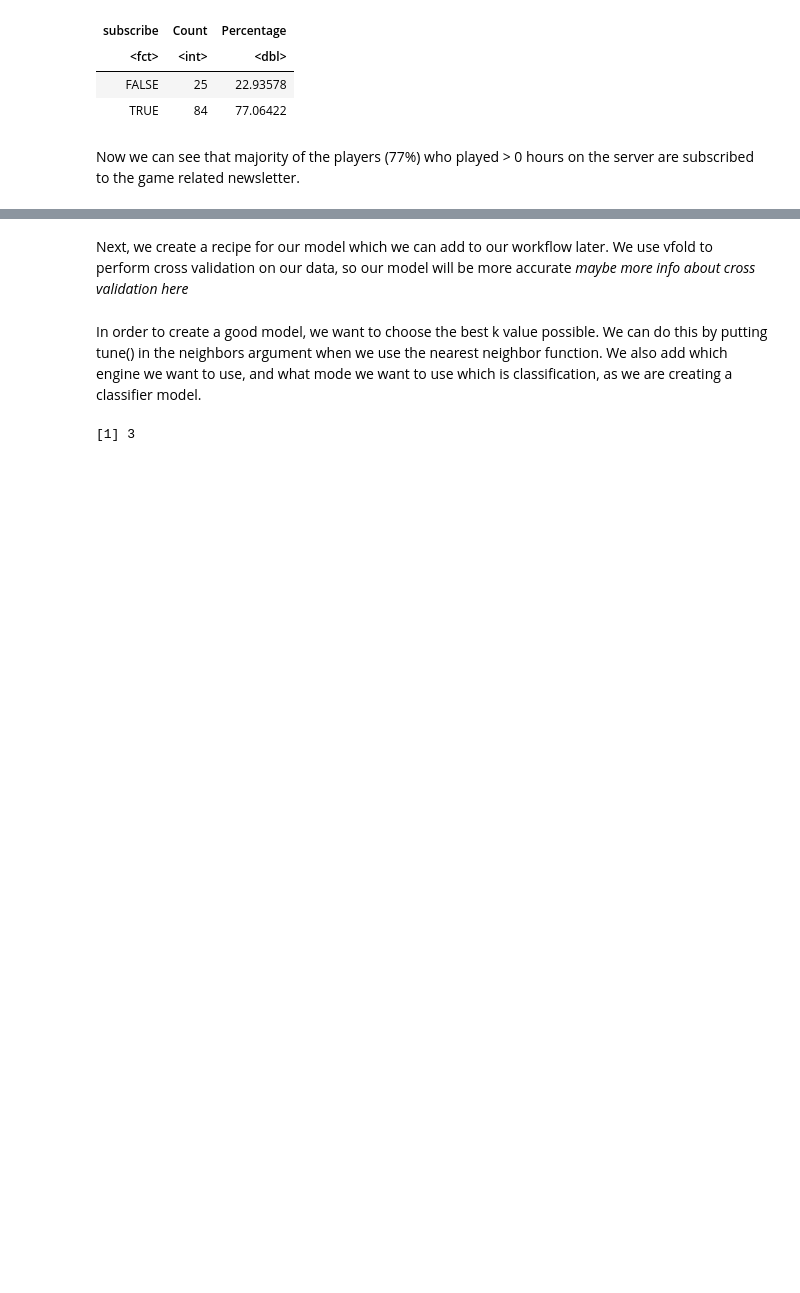
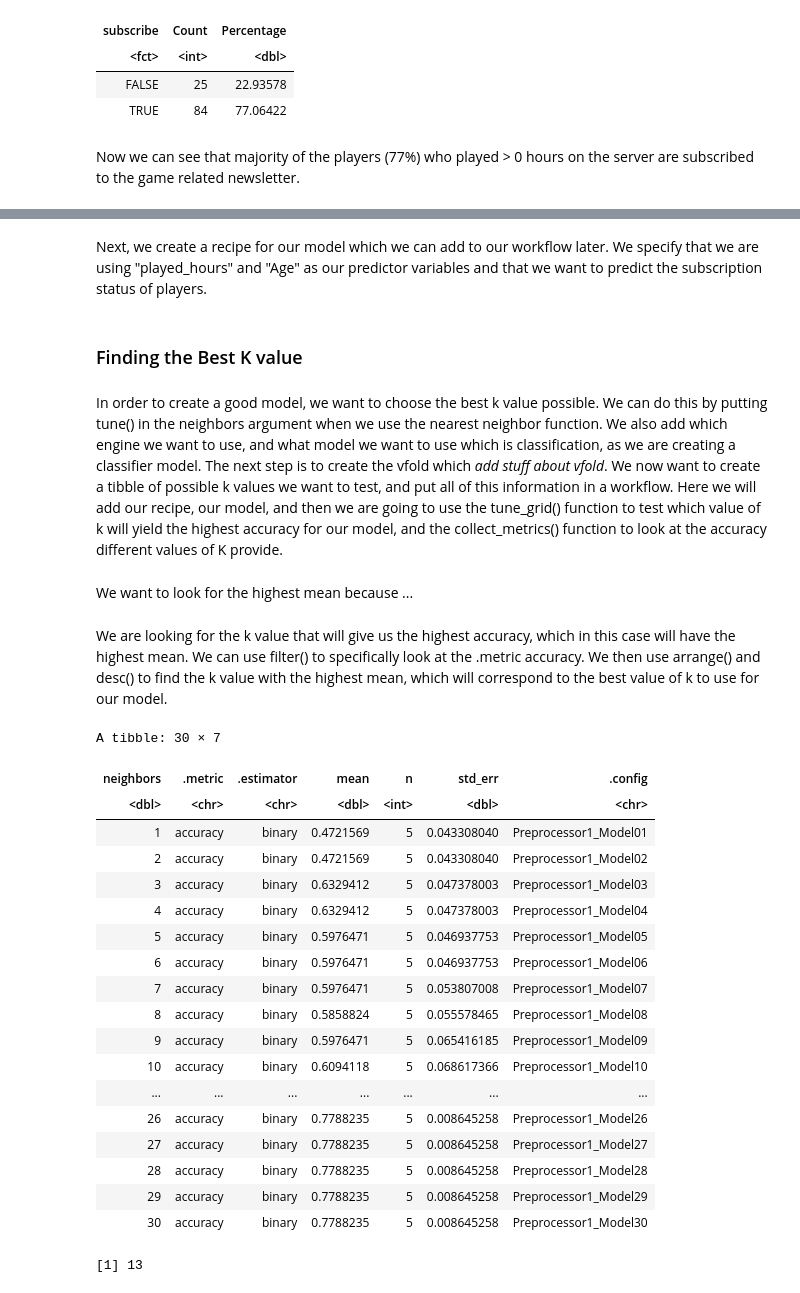
Before and after one commit to navis17/DSCI-100-Group-Project-Final-Report, a Jupyter notebook: Methods and Results.ipynb, the cells around one changed output, grey strips where cells are left out. Cells and saved outputs as stored; diff of their text form; code cells hidden in the pictures; blank space fills up the shorter version.

```diff
--- a/Methods and Results.ipynb
+++ b/Methods and Results.ipynb
@@ -148,7 +148,13 @@ Our first step is going to be setting a seed, because we are going to need to ra
 # %% [markdown]
-Next, we create a recipe for our model which we can add to our workflow later. We use vfold to perform cross validation on our data, so our model will be more accurate *maybe more info about cross validation here*
+Next, we create a recipe for our model which we can add to our workflow later. We specify that we are using "played_hours" and "Age" as our predictor variables and that we want to predict the subscription status of players.
+# %% [markdown]
+### Finding the Best K value
 # %% [markdown]
-In order to create a good model, we want to choose the best k value possible. We can do this by putting tune() in the neighbors argument when we use the nearest neighbor function. We also add which engine we want to use, and what mode we want to use which is classification, as we are creating a classifier model.
+In order to create a good model, we want to choose the best k value possible. We can do this by putting tune() in the neighbors argument when we use the nearest neighbor function. We also add which engine we want to use, and what model we want to use which is classification, as we are creating a classifier model. The next step is to create the vfold which *add stuff about vfold*. We now want to create a tibble of possible k values we want to test, and put all of this information in a workflow. Here we will add our recipe, our model, and then we are going to use the tune_grid() function to test which value of k will yield the highest accuracy for our model, and the collect_metrics() function to look at the accuracy different values of K provide.
+# %% [markdown]
+We want to look for the highest mean because ...
+# %% [markdown]
+We are looking for the k value that will give us the highest accuracy, which in this case will have the highest mean. We can use filter() to specifically look at the .metric accuracy. We then use arrange() and desc() to find the k value with the highest mean, which will correspond to the best value of k to use for our model.
 # %%
 set.seed(1)
 players_split<-initial_split(players_select, prop = 0.75, strata = subscribe)
@@ -157,32 +163,53 @@ players_test<- testing(players_split)
 
 
 players_recipe<- recipe(subscribe~ Age, played_hours, data = players_train) |>
 step_scale(all_predictors()) |>
 step_center(all_predictors())
 
 
 players_spec<- nearest_neighbor(weight_func = "rectangular", neighbors = tune()) |>
 set_engine("kknn") |>
 set_mode("classification")
 
 players_fold<- vfold_cv(players_train, v = 5, strata = subscribe)
 
-k_value<- tibble(neighbors = seq(from = 1, to = 10, by = 1))
+k_value<- tibble(neighbors = seq(from = 1, to = 30, by = 1))
 
 best_k<- workflow() |>
 add_recipe(players_recipe) |>
 add_model(players_spec) |>
 tune_grid(resamples = players_fold, grid = k_value) |>
 collect_metrics()
 
 
 players_accuracies<- best_k |>
 filter(.metric == "accuracy")
+players_accuracies
+
 
 k_value<- players_accuracies |>
 arrange(desc(mean)) |>
 head(1) |>
 pull(neighbors)
 k_value
 # %% [output]
-[1] 3
+A tibble: 30 × 7
+| neighbors | .metric | .estimator | mean | n | std_err | .config |
+| <dbl> | <chr> | <chr> | <dbl> | <int> | <dbl> | <chr> |
+| 1 | accuracy | binary | 0.4721569 | 5 | 0.043308040 | Preprocessor1_Model01 |
+| 2 | accuracy | binary | 0.4721569 | 5 | 0.043308040 | Preprocessor1_Model02 |
+| 3 | accuracy | binary | 0.6329412 | 5 | 0.047378003 | Preprocessor1_Model03 |
+| 4 | accuracy | binary | 0.6329412 | 5 | 0.047378003 | Preprocessor1_Model04 |
+| 5 | accuracy | binary | 0.5976471 | 5 | 0.046937753 | Preprocessor1_Model05 |
+| 6 | accuracy | binary | 0.5976471 | 5 | 0.046937753 | Preprocessor1_Model06 |
+| 7 | accuracy | binary | 0.5976471 | 5 | 0.053807008 | Preprocessor1_Model07 |
+| 8 | accuracy | binary | 0.5858824 | 5 | 0.055578465 | Preprocessor1_Model08 |
+| 9 | accuracy | binary | 0.5976471 | 5 | 0.065416185 | Preprocessor1_Model09 |
+| 10 | accuracy | binary | 0.6094118 | 5 | 0.068617366 | Preprocessor1_Model10 |
+| ... | ... | ... | ... | ... | ... | ... |
+| 26 | accuracy | binary | 0.7788235 | 5 | 0.008645258 | Preprocessor1_Model26 |
+| 27 | accuracy | binary | 0.7788235 | 5 | 0.008645258 | Preprocessor1_Model27 |
+| 28 | accuracy | binary | 0.7788235 | 5 | 0.008645258 | Preprocessor1_Model28 |
+| 29 | accuracy | binary | 0.7788235 | 5 | 0.008645258 | Preprocessor1_Model29 |
+| 30 | accuracy | binary | 0.7788235 | 5 | 0.008645258 | Preprocessor1_Model30 |
+[1] 13
```
Also changed, not shown: parts of 7 cells of this notebook.
